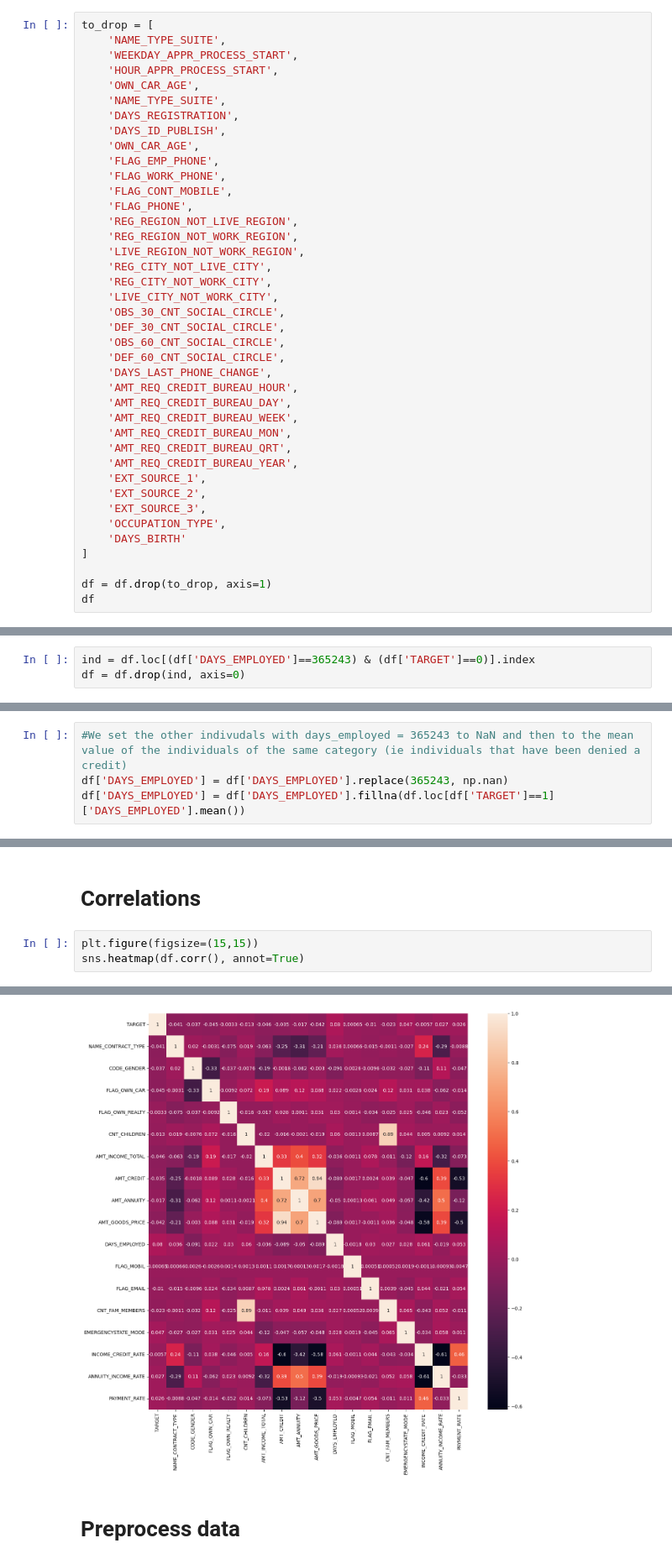
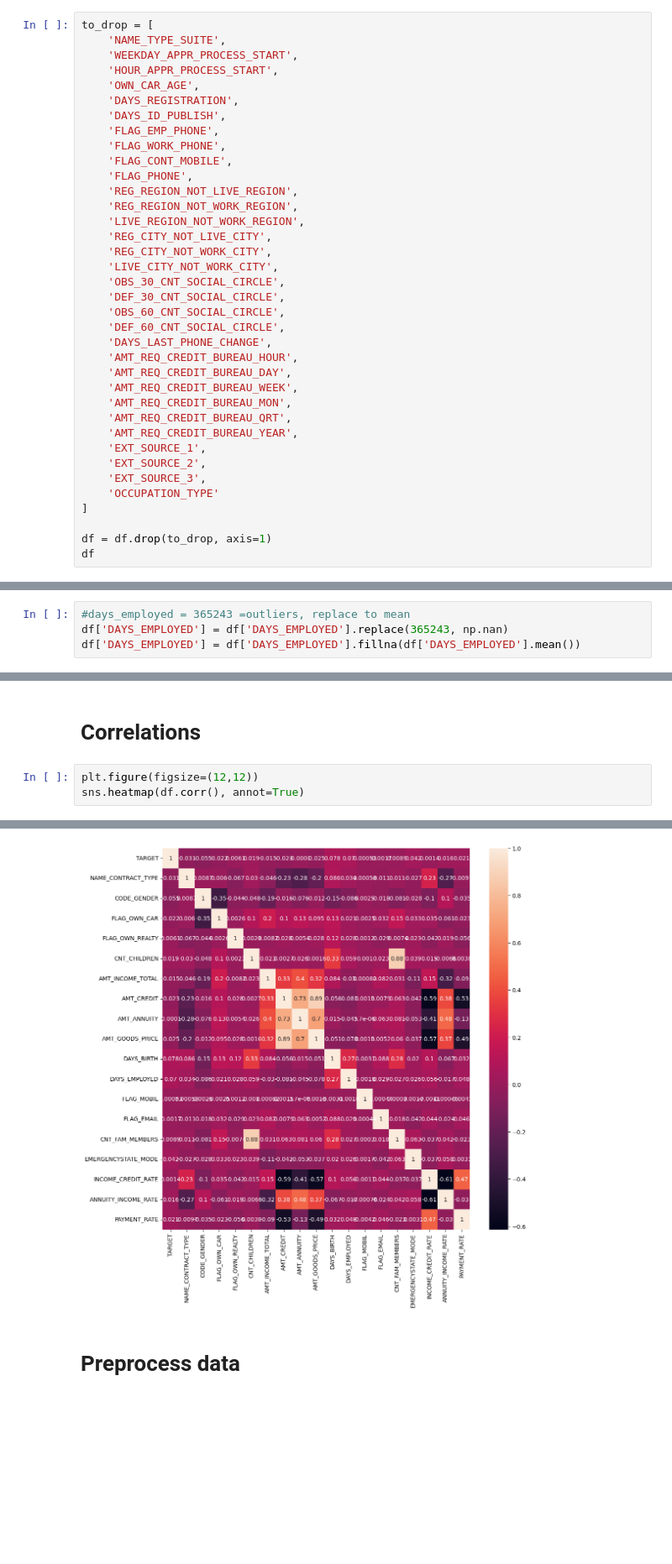
Before and after one commit to flo-richard/OpenClassrooms_Project7_main, a Jupyter notebook: Projet7_new.ipynb, the cells around one changed output, grey strips where cells are left out. Shown at 84% size. Drawn from its saved outputs; the diff is of its cells as text; blank space fills up the shorter version.

```diff
--- a/Projet7_new.ipynb
+++ b/Projet7_new.ipynb
@@ -51,10 +61,8 @@ to_drop = [
     'WEEKDAY_APPR_PROCESS_START',
     'HOUR_APPR_PROCESS_START',
     'OWN_CAR_AGE',
-    'NAME_TYPE_SUITE',
     'DAYS_REGISTRATION',
     'DAYS_ID_PUBLISH',
-    'OWN_CAR_AGE',
     'FLAG_EMP_PHONE',
     'FLAG_WORK_PHONE',
     'FLAG_CONT_MOBILE',
@@ -79,8 +87,7 @@ to_drop = [
     'EXT_SOURCE_1',
     'EXT_SOURCE_2',
     'EXT_SOURCE_3',
-    'OCCUPATION_TYPE',
-    'DAYS_BIRTH'
+    'OCCUPATION_TYPE'
 ]
 
 df = df.drop(to_drop, axis=1)
@@ -305,3 +292,0 @@ df.loc[(df['DAYS_EMPLOYED']==365243) & (df['TARGET']==0)]
-# %%
-ind = df.loc[(df['DAYS_EMPLOYED']==365243) & (df['TARGET']==0)].index
-df = df.drop(ind, axis=0)
@@ -325,7 +293,7 @@ df
 # %%
-#We set the other indivudals with days_employed = 365243 to NaN and then to the mean value of the individuals of the same category (ie individuals that have been denied a credit)
+#days_employed = 365243 =outliers, replace to mean
 df['DAYS_EMPLOYED'] = df['DAYS_EMPLOYED'].replace(365243, np.nan)
-df['DAYS_EMPLOYED'] = df['DAYS_EMPLOYED'].fillna(df.loc[df['TARGET']==1]['DAYS_EMPLOYED'].mean())
+df['DAYS_EMPLOYED'] = df['DAYS_EMPLOYED'].fillna(df['DAYS_EMPLOYED'].mean())
 # %%
 df.isnull().sum().sort_values(ascending=False).head()
 # %% [output]
@@ -421,11 +389,11 @@ df
 # %% [markdown]
 # Correlations
 # %%
-plt.figure(figsize=(15,15))
+plt.figure(figsize=(12,12))
 sns.heatmap(df.corr(), annot=True)
 # %% [output]
 <AxesSubplot:>
-[figure, old version]
+[figure, new version]
 # %% [markdown]
 # Preprocess data
 # %%
```
Also changed, not shown: parts of 30 cells of this notebook, 1 other file.
